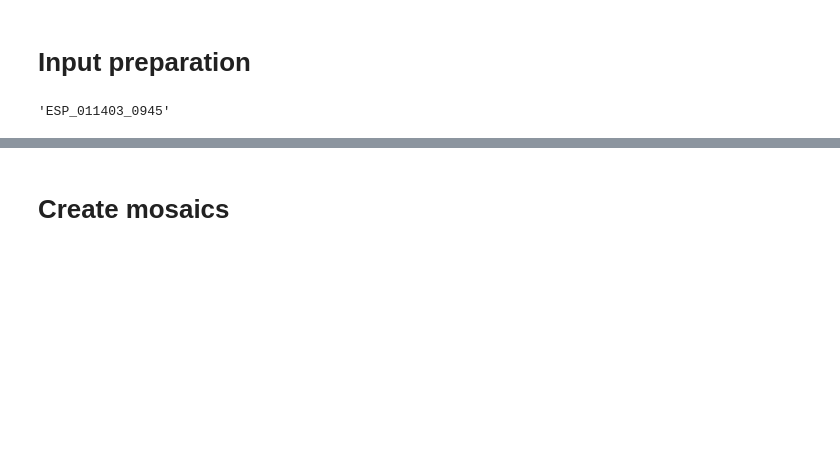
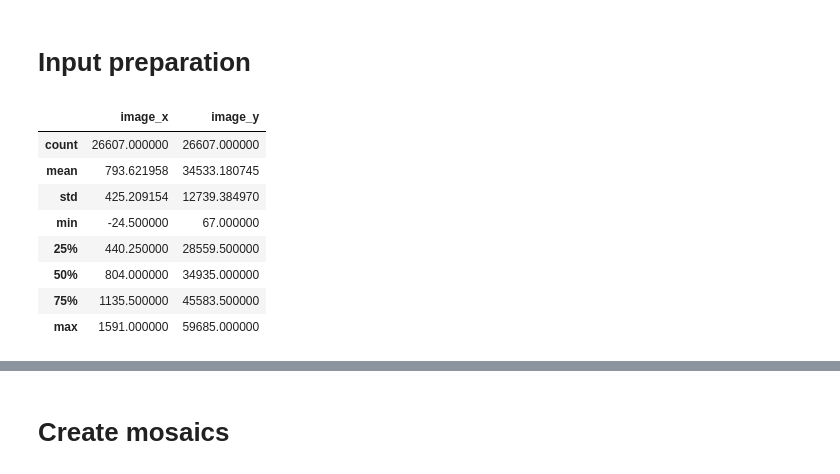
Before and after one commit to michaelaye/planet4, a Jupyter notebook: notebooks/ground_projection.ipynb, the cells around one changed output, grey strips where cells are left out. Drawn from its saved outputs; the diff is of its cells as text; code cells hidden in the pictures; blank space fills up the shorter version.

```diff
--- a/notebooks/ground_projection.ipynb
+++ b/notebooks/ground_projection.ipynb
@@ -12,3 +16,17 @@ from nbtools.logging import setup_live_logging
+# %%
+data = db.get_image_name_markings('ESP_011447_0950')
+# %%
+data[['image_x','image_y']].describe()
+# %% [output]
+|  | image_x | image_y |
+| count | 26607.000000 | 26607.000000 |
+| mean | 793.621958 | 34533.180745 |
+| std | 425.209154 | 12739.384970 |
+| min | -24.500000 | 67.000000 |
+| 25% | 440.250000 | 28559.500000 |
+| 50% | 804.000000 | 34935.000000 |
+| 75% | 1135.500000 | 45583.500000 |
+| max | 1591.000000 | 59685.000000 |
 # %%
 from planet4 import region_data
 obsids = []
@@ -17,8 +35,3 @@ for season in ['season2', 'season3']:
         regio = getattr(region_data, region)
         season_list = getattr(regio, season)
         obsids.extend(season_list)
-# %%
-obsid = obsids[2]
-obsid
-# %% [output]
-'ESP_011403_0945'
```
Also changed, not shown: parts of 55 cells of this notebook, 10 other files.
